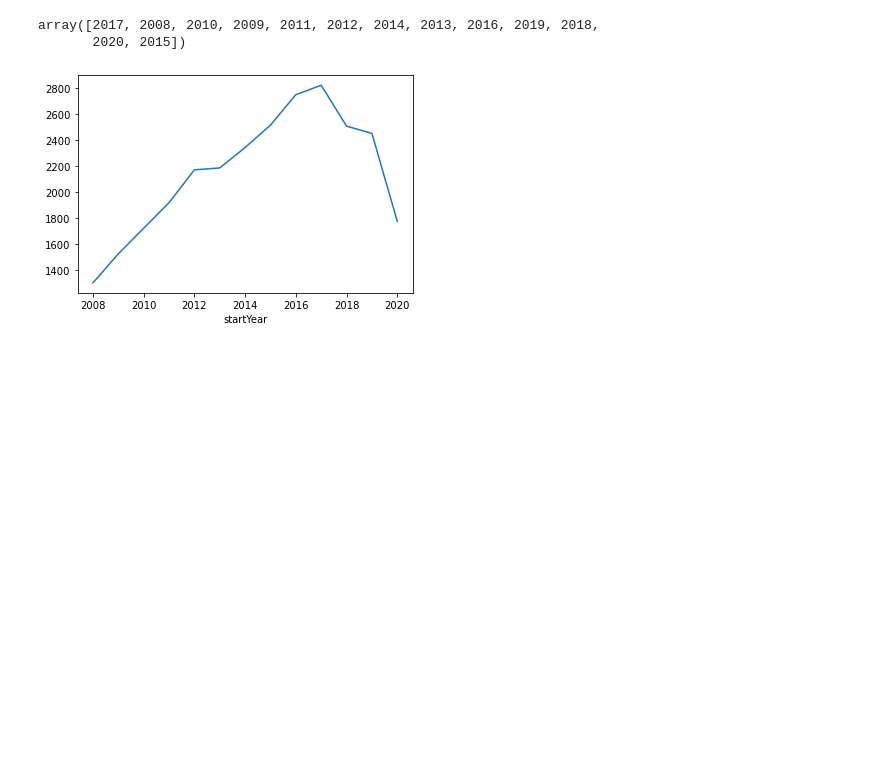
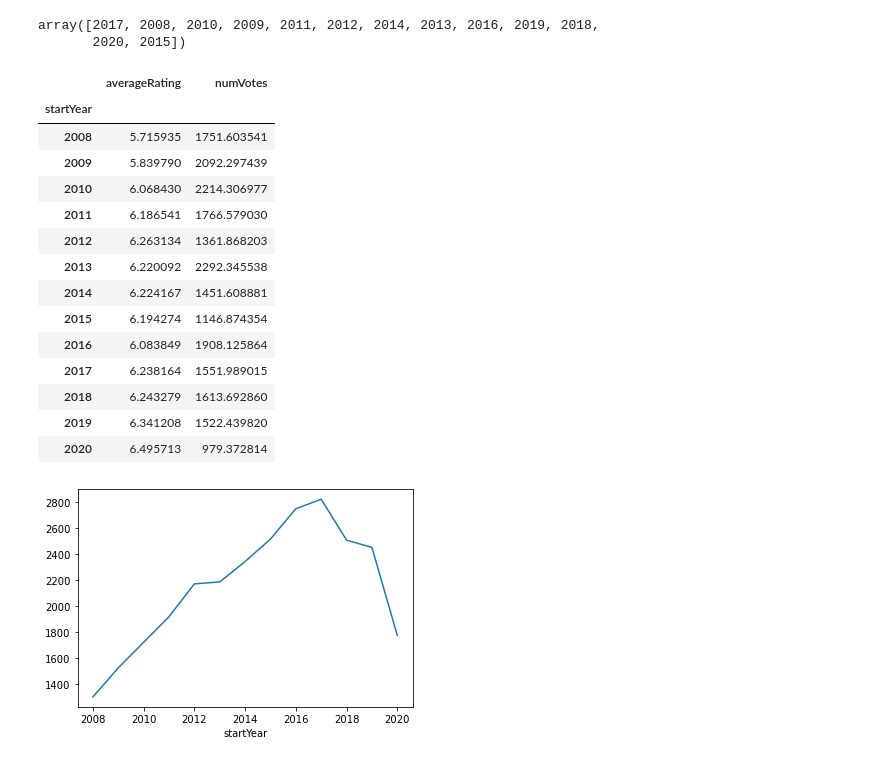
Before and after one commit to radroid/trick-or-treat-visualization, a Jupyter notebook: trick_or_treat_eda.ipynb, the cells around one changed output. Cells and saved outputs as stored; diff of their text form; code cells hidden in the pictures; blank space fills up the shorter version.

```diff
--- a/trick_or_treat_eda.ipynb
+++ b/trick_or_treat_eda.ipynb
@@ -313,6 +315,24 @@ imdb_horror_df2["startYear"].unique()
 # %% [output]
 array([2017, 2008, 2010, 2009, 2011, 2012, 2014, 2013, 2016, 2019, 2018,
        2020, 2015])
+# %%
+imdb_horror_df2.groupby("startYear").mean()
+# %% [output]
+|  | averageRating | numVotes |
+| startYear |  |  |
+| 2008 | 5.715935 | 1751.603541 |
+| 2009 | 5.839790 | 2092.297439 |
+| 2010 | 6.068430 | 2214.306977 |
+| 2011 | 6.186541 | 1766.579030 |
+| 2012 | 6.263134 | 1361.868203 |
+| 2013 | 6.220092 | 2292.345538 |
+| 2014 | 6.224167 | 1451.608881 |
+| 2015 | 6.194274 | 1146.874354 |
+| 2016 | 6.083849 | 1908.125864 |
+| 2017 | 6.238164 | 1551.989015 |
+| 2018 | 6.243279 | 1613.692860 |
+| 2019 | 6.341208 | 1522.439820 |
+| 2020 | 6.495713 | 979.372814 |
 # %%
 # plotting number of horror movies released over the years
 imdb_horror_df2.groupby("startYear").count()["averageRating"].plot();
```
Also changed, not shown: parts of 5 cells of this notebook.
